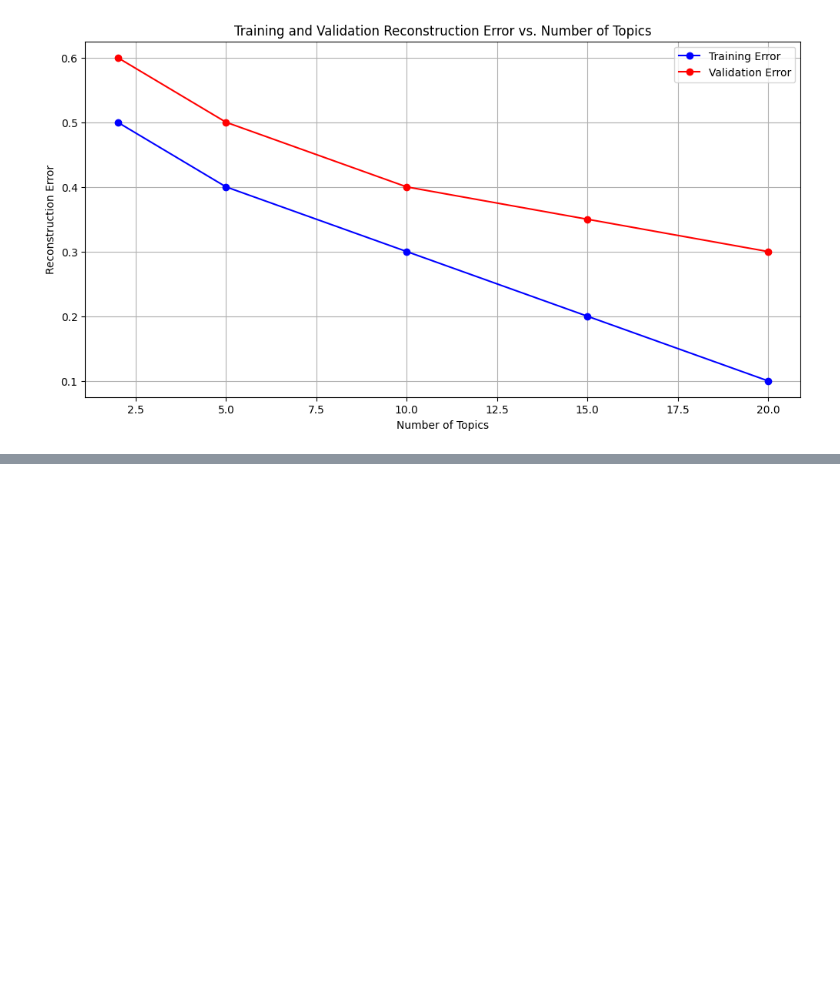
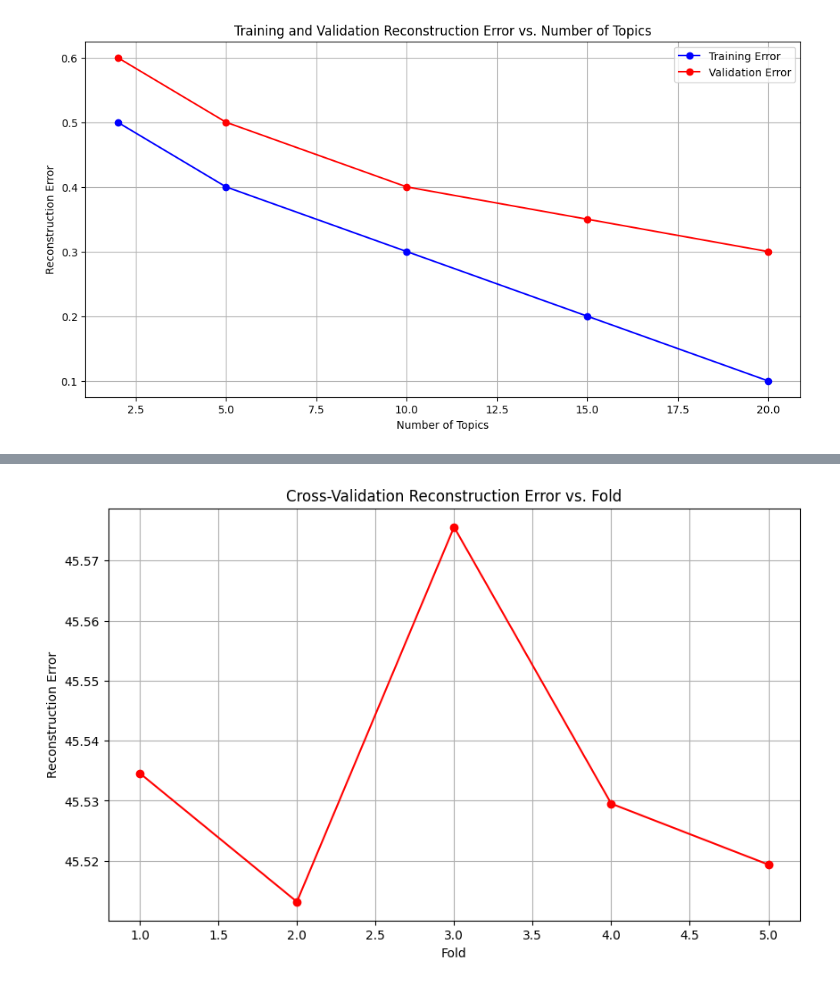
Before and after one commit to ganeshmukhiya/Modified-Topic-Modeling-NMF, a Jupyter notebook: model-analysis.ipynb, the cells around one changed output, grey strips where cells are left out. Drawn from its saved outputs; the diff is of its cells as text; code cells hidden in the pictures; blank space fills up the shorter version.

```diff
--- a/model-analysis.ipynb
+++ b/model-analysis.ipynb
@@ -171,0 +238,43 @@ plt.show()
+# %%
+import matplotlib.pyplot as plt
+from sklearn.decomposition import NMF
+from sklearn.feature_extraction.text import TfidfVectorizer
+from sklearn.datasets import fetch_20newsgroups
+from sklearn.model_selection import KFold
+import numpy as np
+
+# Load and preprocess data
+newsgroups_train = fetch_20newsgroups(subset='train')
+data = newsgroups_train.data
+vectorizer = TfidfVectorizer(max_features=2000, stop_words='english')
+X = vectorizer.fit_transform(data)
+
+kf = KFold(n_splits=5, shuffle=True, random_state=42)
+
+def calculate_reconstruction_error(X_train, X_test, n_topics):
+    nmf_model = NMF(n_components=n_topics, random_state=42)
+    W_train = nmf_model.fit_transform(X_train)
+    H_train = nmf_model.components_
+
+    W_test = nmf_model.transform(X_test)
+    reconstruction_error = np.linalg.norm(X_test - np.dot(W_test, H_train), 'fro')
+    return reconstruction_error
+
+n_topics = 10
+errors = []
+
+for fold, (train_index, test_index) in enumerate(kf.split(X), 1):
+    X_train, X_test = X[train_index], X[test_index]
+    error = calculate_reconstruction_error(X_train, X_test, n_topics)
+    errors.append(error)
+
+# Plot Cross-Validation Reconstruction Error vs. Fold
+plt.figure(figsize=(10, 6))
+plt.plot(range(1, len(errors) + 1), errors, marker='o', linestyle='-', color='r')
+plt.xlabel('Fold')
+plt.ylabel('Reconstruction Error')
+plt.title('Cross-Validation Reconstruction Error vs. Fold')
+plt.grid(True)
+plt.show()
+# %% [output]
+[figure, added]
```
Also changed, not shown: parts of 3 cells of this notebook.
